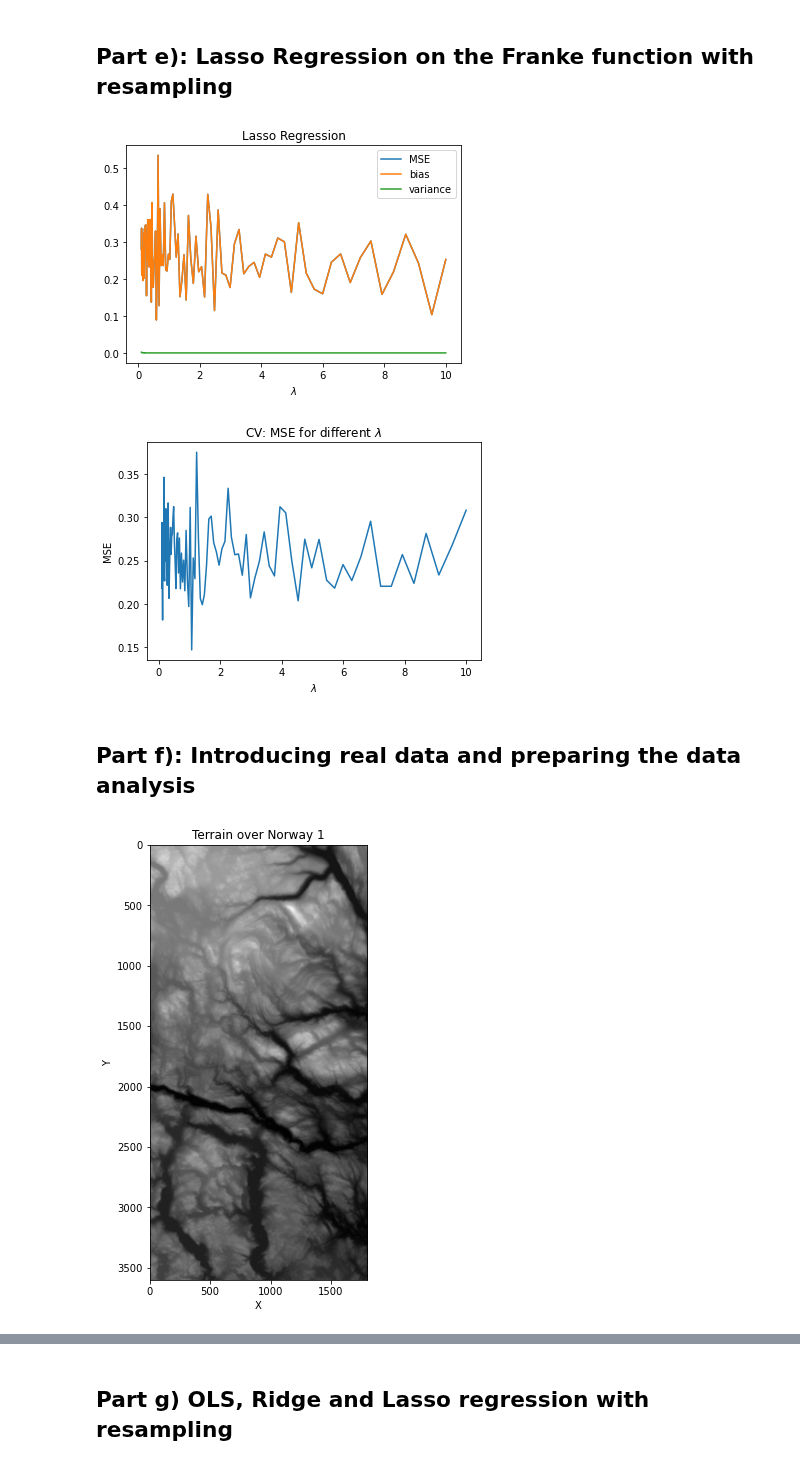
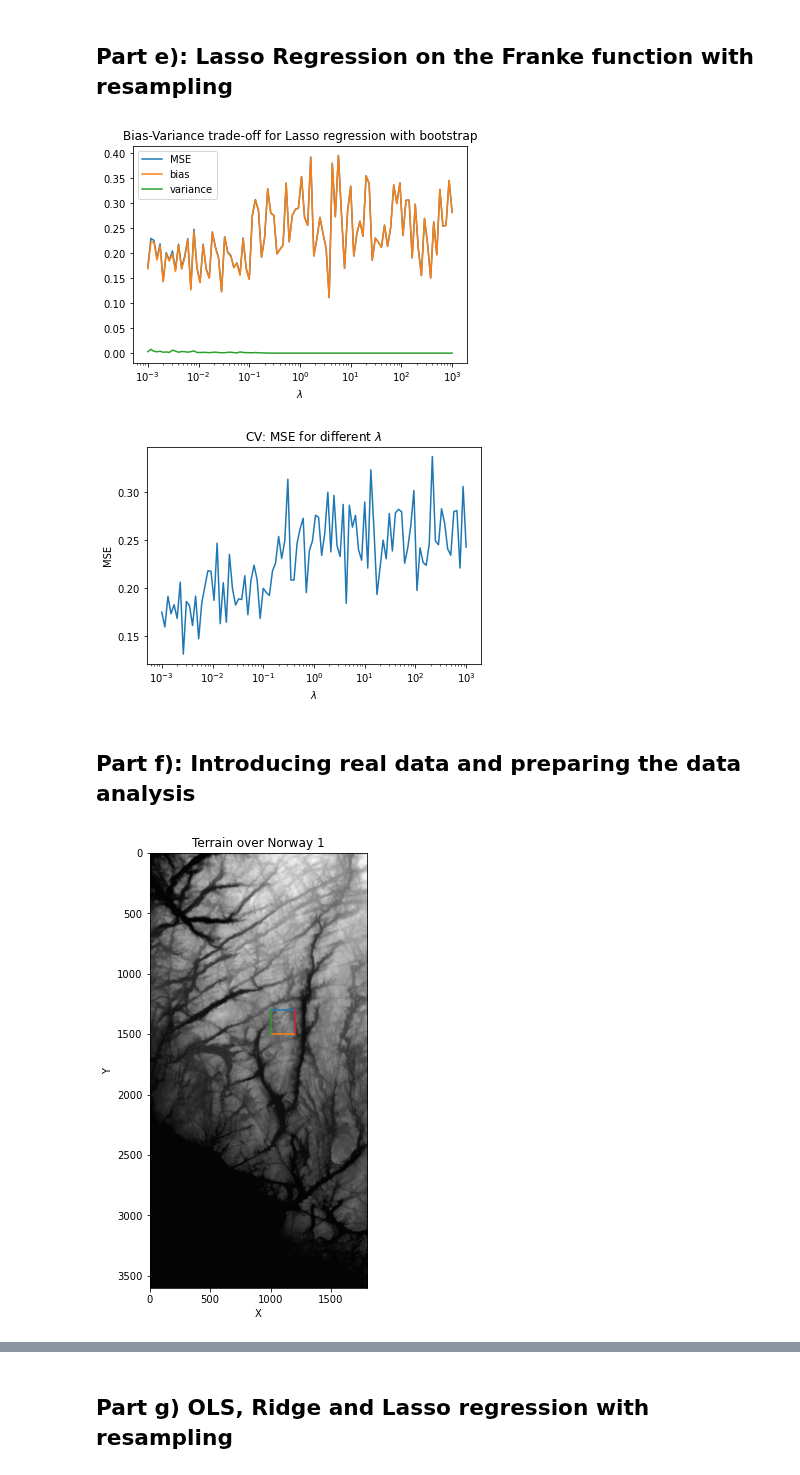
Before and after one commit to KarlHenrik/FYS-STK-Gruppe, a Jupyter notebook: Project1/Project1.ipynb, the cells around one changed output, grey strips where cells are left out. Cells and saved outputs as stored; diff of their text form; code cells hidden in the pictures.

```diff
--- a/Project1/Project1.ipynb
+++ b/Project1/Project1.ipynb
@@ -296,7 +302,7 @@ plt.show()
 ## Part e): Lasso Regression on the Franke function with resampling
 # %%
 # bootstrap analysis for different values of lambda
-lmda = np.logspace(-1,1,100)
+lmda = np.logspace(-3,3,100)
 n_boostraps = 20
 order = 8
 
@@ -308,18 +314,19 @@ for i,l in enumerate(lmda):
     X, z = data(n, order)
     mse_arr[i], bias_arr[i], var_arr[i] = bootBiasVar(n_boostraps, X, z, order, lasso,l)
 
-plt.plot(lmda, mse_arr, label='MSE')
+plt.plot(lmda, mse_arr, label='MSE', )
 plt.plot(lmda, bias_arr, label='bias')
 plt.plot(lmda, var_arr, label='variance')
 plt.xlabel(r'$\lambda$')
-plt.title('Lasso Regression')
+plt.title('Bias-Variance trade-off for Lasso regression with bootstrap')
 plt.legend()
+plt.xscale("log")
 plt.show()
 # %% [output]
-[figure, old version]
+[figure, new version]
 # %%
 # CV for different values of lambda
-lmda = np.logspace(-1,1,100)
+lmda = np.logspace(-3,3,100)
 order = 8
 mse_arr = np.zeros(len(lmda))
 k = 10
@@ -332,26 +339,35 @@ plt.plot(lmda, mse_arr)
 plt.title(r'CV: MSE for different $\lambda$')
 plt.xlabel(r'$\lambda$')
 plt.ylabel('MSE')
+plt.xscale("log")
 plt.show()
 # %% [output]
-[figure, old version]
+[figure, new version]
 # %% [markdown]
 ## Part f): Introducing real data and preparing the data analysis
 # %%
 import numpy as np
 from imageio import imread
 import matplotlib.pyplot as plt
 from mpl_toolkits.mplot3d import Axes3D
 from matplotlib import cm
 
 # Load the terrain
-terrain = imread('SRTM_data_Norway_1.tif')
+terrain = imread('SRTM_data_Norway_2.tif')
 # Show the terrain
 plt.figure(figsize=(4,8))
 plt.title('Terrain over Norway 1')
 plt.imshow(terrain, cmap='gray')
 plt.xlabel('X')
 plt.ylabel('Y')
+x1 = 1000
+x2 = 1200
+y1 = 1300
+y2 = 1500
+plt.plot([x1,x2], [y1, y1])
+plt.plot([x1,x2], [y2, y2])
+plt.plot([x1,x1], [y1, y2])
+plt.plot([x2,x2], [y1, y2])
 plt.show()
 # %% [output]
-[figure, old version]
+[figure, new version]
```
Also changed, not shown: parts of 18 cells of this notebook, 1 other file.
